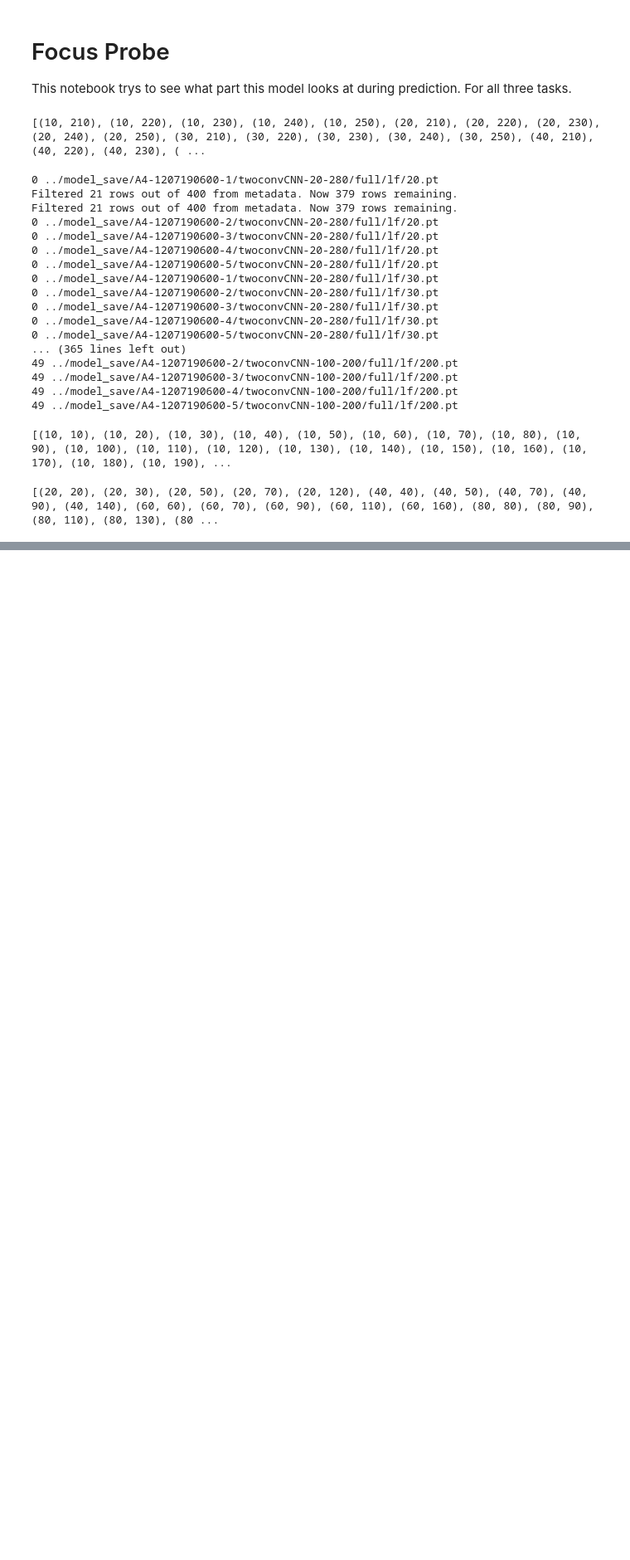
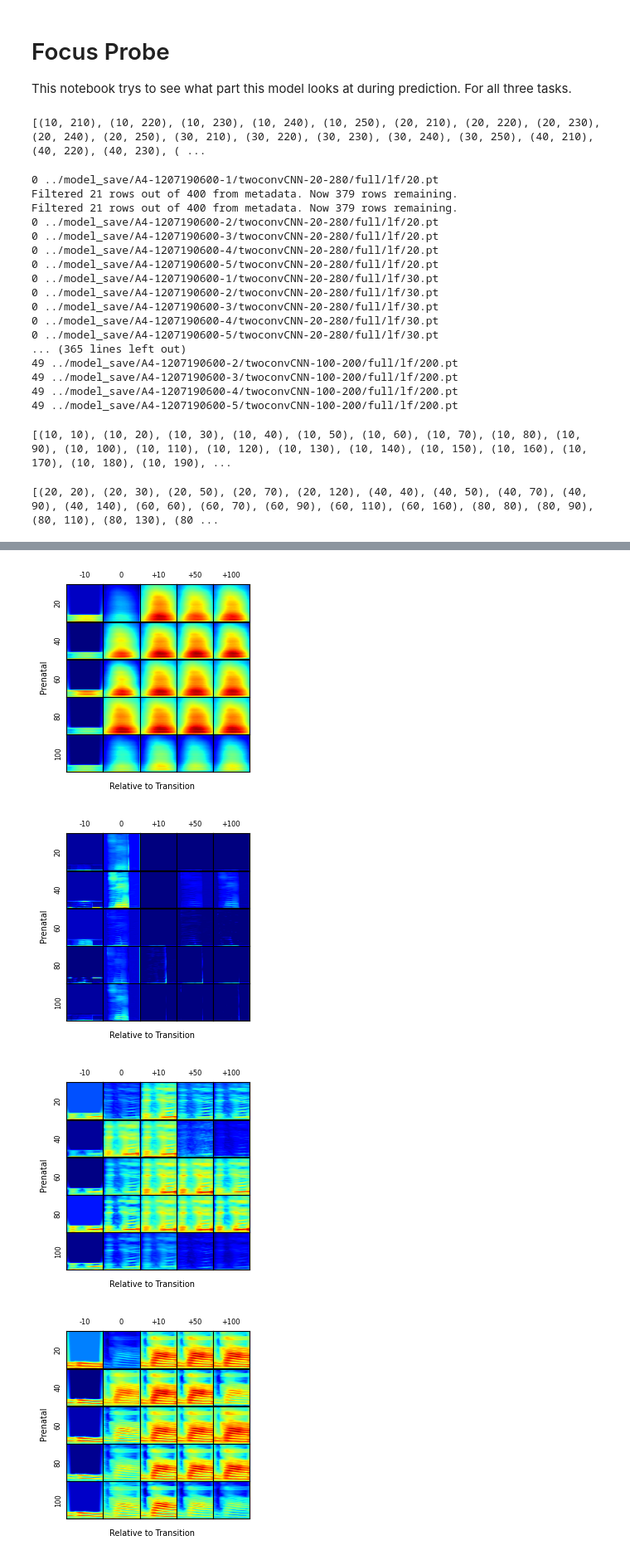
Before and after one commit to Frankalexej/proslearn_22, a Jupyter notebook: focus_prob.ipynb, the cells around one changed output, grey strips where cells are left out. Shown at 83% size. Cells and saved outputs as stored; diff of their text form; code cells hidden in the pictures; blank space fills up the shorter version.

```diff
--- a/focus_prob.ipynb
+++ b/focus_prob.ipynb
@@ -453,0 +404,11 @@ grad_cam_visualization_grid(cams_full, dataset_id, condition=condition,seed = "b
+# %%
+pres = [20,40,60,80,100]
+posts = [10,50,100]
+df_index = []
+for i in pres:
+    row = [(i-10,i-10,"valid"),(i,i,"full")]
+    for j in posts:
+        grid = (i,i+j,"full")
+        row.append(grid)
+    df_index.append(row)
+print(df_index)
@@ -453,0 +483,22 @@ grad_cam_visualization_grid(cams_full, dataset_id, condition=condition,seed = "b
+# %%
+checking_domain = "stress"
+dataset_id = 0
+data_path = os.path.join(f"/mnt/storage/compling/proslearn/attention_check/Averaged/{checking_domain}_dataset{dataset_id}")
+data = pkl.load(open(data_path, "rb"))
+# %%
+cams = (data['cams_full'],data["cams_valid"])
+labels = data['labels']
+rand_index = random.randint(0,len(labels))
+label = labels[rand_index]
+
+filename = fr"/mnt/storage/compling/proslearn/attention_check/heatmaps/{checking_domain}/{checking_domain}_Accumulated.pdf"
+grad_cam_visualization_grid(cam_dicts=cams,dataset_id = dataset_id,plot_type="both",ytitle="Relative to Transition",rand_index=rand_index,condition=df_index,bg_alpha=1,fg_alpha=0,pdf_filename=filename)
+for rand_index in range(len(labels)):
+    label = labels[rand_index]
+    filename = fr"/mnt/storage/compling/proslearn/attention_check/heatmaps/{checking_domain}/{checking_domain}_type{label}_token{rand_index}.pdf"
+    grad_cam_visualization_grid(cam_dicts=cams,dataset_id = dataset_id,plot_type="single",ytitle="Relative to Transition",rand_index=rand_index,condition=df_index,bg_alpha=0,fg_alpha=1,pdf_filename=filename)
+# %% [output]
+[figure, added]
+[figure, added]
+[figure, added]
+[figure, added]
```
Also changed, not shown: parts of 6 cells of this notebook.
